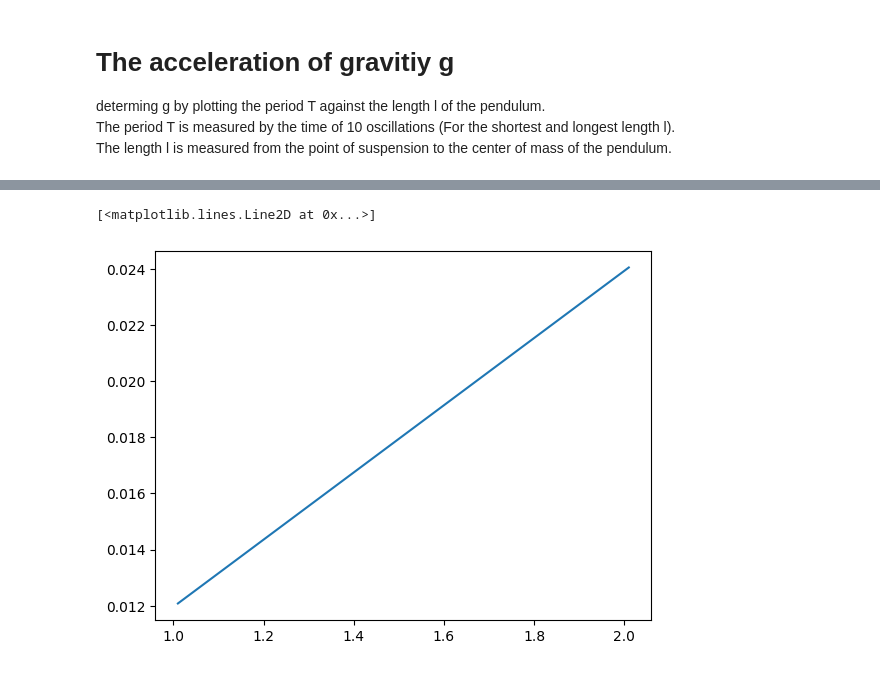
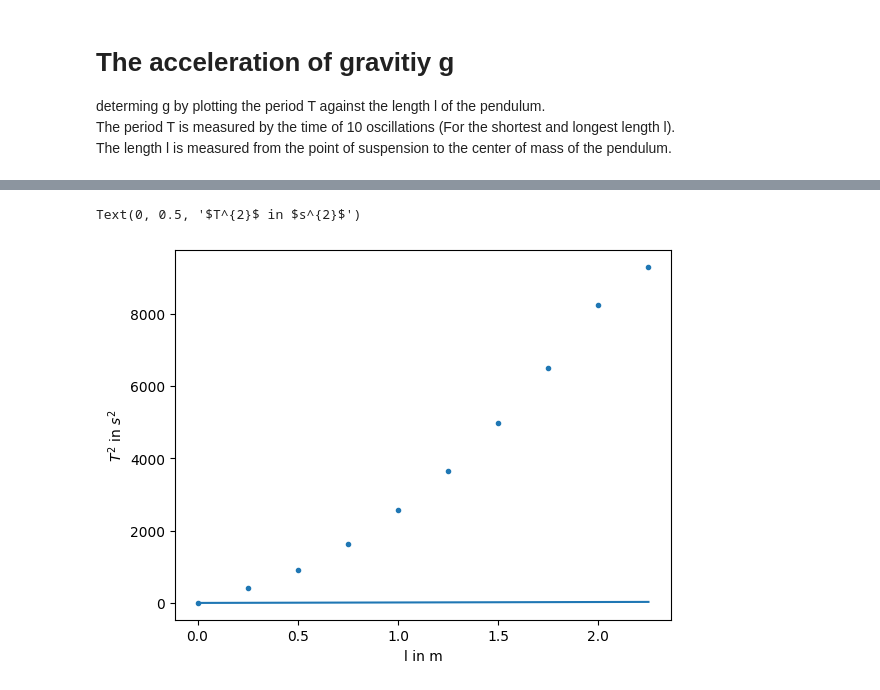
Before and after one commit to huyenanh-nguyen/MB14_Classical_mechanics, a Jupyter notebook: F3_Pendulum.ipynb, the cells around one changed output, grey strips where cells are left out. Drawn from its saved outputs; the diff is of its cells as text; code cells hidden in the pictures.

```diff
--- a/F3_Pendulum.ipynb
+++ b/F3_Pendulum.ipynb
@@ -114,7 +114,7 @@ def gravity(g, l):
     """
     return ((4 * np.pi) / g) * l
 
-y = [ten_ten_df["T1,10 in s"][i]**2 for i in range(len(ten_ten_df["T1,10 in s"]))]  # y-Value for slope -> T^2 squared Period
+y = [results_df["Ti(mean)"][i]**2 for i in range(1,len(results_df["Ti(mean)"]))]  # y-Value for slope -> T^2 squared Period
 
 l = [results_df['li,ges in m'][i] for i in range(1,len(results_df['li,ges in m']))] # x-Value -> l : length of pendulum
 
@@ -124,5 +122,10 @@ fig, ax = plt.subplot()
-# %%
-plt.plot(l, gravity(popt, l))
-# %% [output]
-[<matplotlib.lines.Line2D at 0x...>]
-[figure, removed]
+# %%
+plt.scatter(x = l, y = y, marker = ".")
+plt.plot(l, gravity(popt, l), label = 'uhm')
+# plt.errorbar(l ,y, xerr= None, yerr = pcov, fmt = None)
+
+plt.xlabel("l in m")
+plt.ylabel("$T^{2}$ in $s^{2}$")
+# %% [output]
+Text(0, 0.5, '$T^{2}$ in $s^{2}$')
+[figure, added]
```
Also changed, not shown: parts of 3 cells of this notebook, 1 other file.
